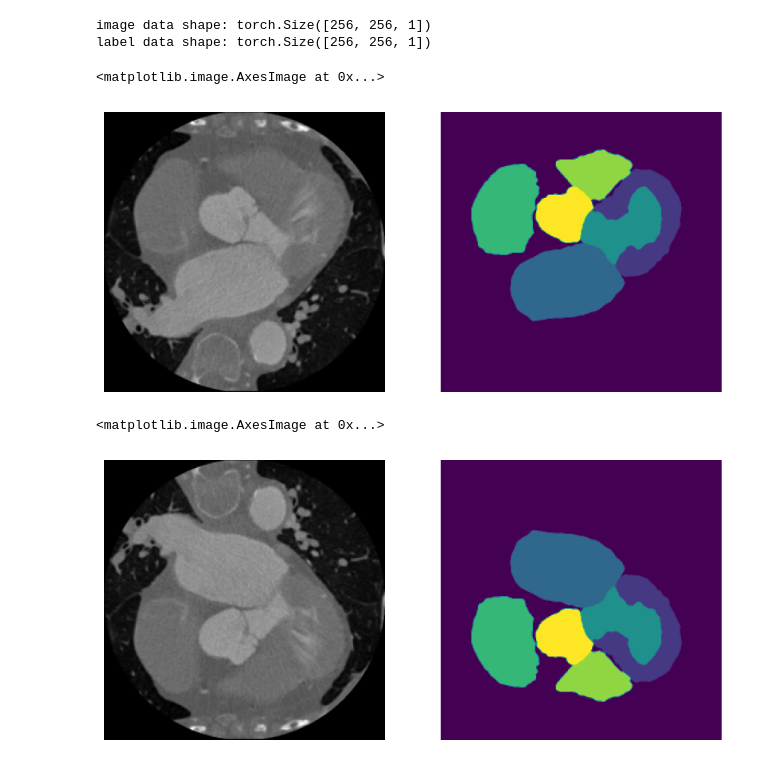
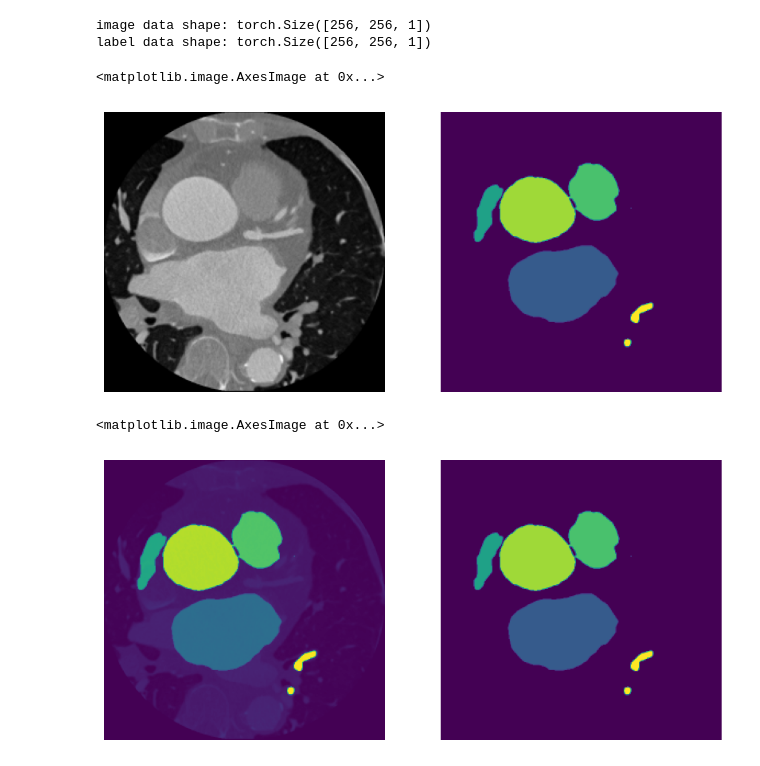
Before and after one commit to Trustworthy-AI-UU-NKI/Cross-Modal-Segmentation, a Jupyter notebook: data/exploratory_notebooks/data_analysis_CT.ipynb, the cells around one changed output. Drawn from its saved outputs; the diff is of its cells as text; code cells hidden in the pictures.

```diff
--- a/data/exploratory_notebooks/data_analysis_CT.ipynb
+++ b/data/exploratory_notebooks/data_analysis_CT.ipynb
@@ -171,11 +160,11 @@ print(f"label data shape: {example_label_original.shape}")
 image data shape: torch.Size([256, 256, 1])
 label data shape: torch.Size([256, 256, 1])
 # %%
-file_flipped= "../preprocessed/ct_examples/images/slice_flipped_15.nii.gz"
+file_flipped= "../preprocessed/train/images/slice_250.nii.gz"
 example_im_flipped = LoadImage(image_only=True, simple_keys=True)(file_flipped)
 print(f"image data shape: {example_im_flipped.shape}")
 
-label_flipped = "../preprocessed/ct_examples/labels/slice_flipped_15.nii.gz"
+label_flipped = "../preprocessed/train/labels/slice_250.nii.gz"
 example_label_flipped = LoadImage(image_only=True, simple_keys=True)(label_flipped)
 print(f"label data shape: {example_label_flipped.shape}")
 # %% [output]
@@ -189,21 +178,21 @@ label data shape: torch.Size([256, 256, 1])
 plt.figure(figsize=(10, 5))
 plt.subplot(1, 2, 1)
 plt.axis("off")
-plt.imshow(example_im_original, cmap="gray")
+plt.imshow(example_im_flipped, cmap="gray")
 plt.subplot(1, 2, 2)
 plt.axis("off")
-plt.imshow(example_label_original)
+plt.imshow(example_label_flipped)
 # %% [output]
 <matplotlib.image.AxesImage at 0x...>
-[figure, old version]
+[figure, new version]
 # %%
 plt.figure(figsize=(10, 5))
 plt.subplot(1, 2, 1)
 plt.axis("off")
-plt.imshow(example_im_flipped, cmap="gray")
+plt.imshow(example_im_flipped + example_label_flipped / 2)
 plt.subplot(1, 2, 2)
 plt.axis("off")
 plt.imshow(example_label_flipped)
 # %% [output]
 <matplotlib.image.AxesImage at 0x...>
-[figure, old version]
+[figure, new version]
```
Also changed, not shown: parts of 2 cells of this notebook, 6 other files.
